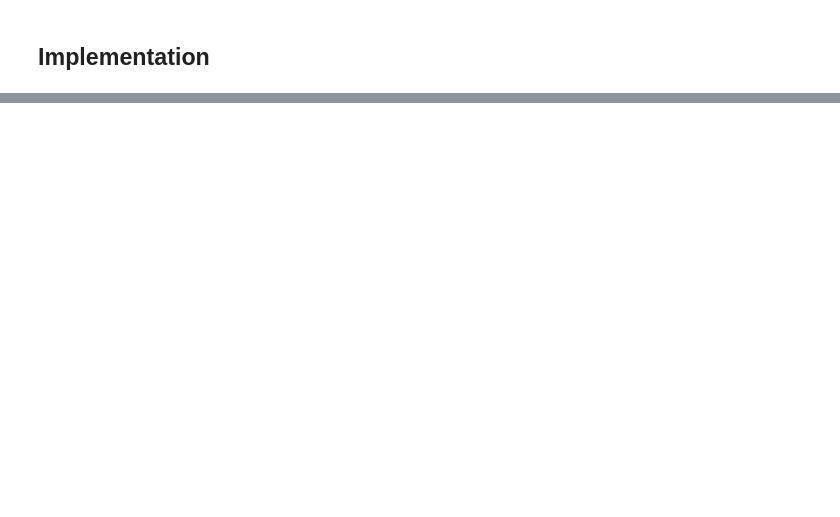
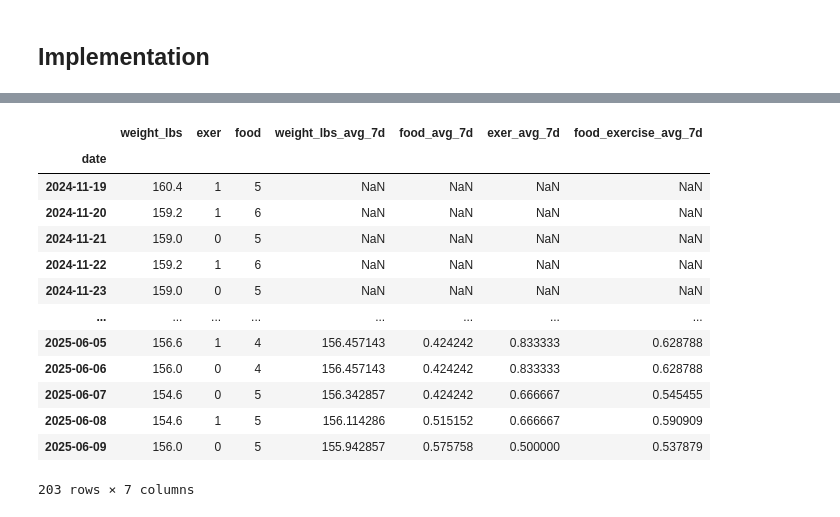
Before and after one commit to danielrferreira/weight_control, a Jupyter notebook: forecast_model/analysis.ipynb, the cells around one changed output, grey strips where cells are left out. Drawn from its saved outputs; the diff is of its cells as text; code cells hidden in the pictures; blank space fills up the shorter version.

```diff
--- a/forecast_model/analysis.ipynb
+++ b/forecast_model/analysis.ipynb
@@ -354,0 +358,17 @@ weight_gain_good
+# %%
+analysis.df
+# %% [output]
+|  | weight_lbs | exer | food | weight_lbs_avg_7d | food_avg_7d | exer_avg_7d | food_exercise_avg_7d |
+| date |  |  |  |  |  |  |  |
+| 2024-11-19 | 160.4 | 1 | 5 | NaN | NaN | NaN | NaN |
+| 2024-11-20 | 159.2 | 1 | 6 | NaN | NaN | NaN | NaN |
+| 2024-11-21 | 159.0 | 0 | 5 | NaN | NaN | NaN | NaN |
+| 2024-11-22 | 159.2 | 1 | 6 | NaN | NaN | NaN | NaN |
+| 2024-11-23 | 159.0 | 0 | 5 | NaN | NaN | NaN | NaN |
+| ... | ... | ... | ... | ... | ... | ... | ... |
+| 2025-06-05 | 156.6 | 1 | 4 | 156.457143 | 0.424242 | 0.833333 | 0.628788 |
+| 2025-06-06 | 156.0 | 0 | 4 | 156.457143 | 0.424242 | 0.833333 | 0.628788 |
+| 2025-06-07 | 154.6 | 0 | 5 | 156.342857 | 0.424242 | 0.666667 | 0.545455 |
+| 2025-06-08 | 154.6 | 1 | 5 | 156.114286 | 0.515152 | 0.666667 | 0.590909 |
+| 2025-06-09 | 156.0 | 0 | 5 | 155.942857 | 0.575758 | 0.500000 | 0.537879 |
+203 rows × 7 columns
```
Also changed, not shown: parts of 19 cells of this notebook, 5 other files.
